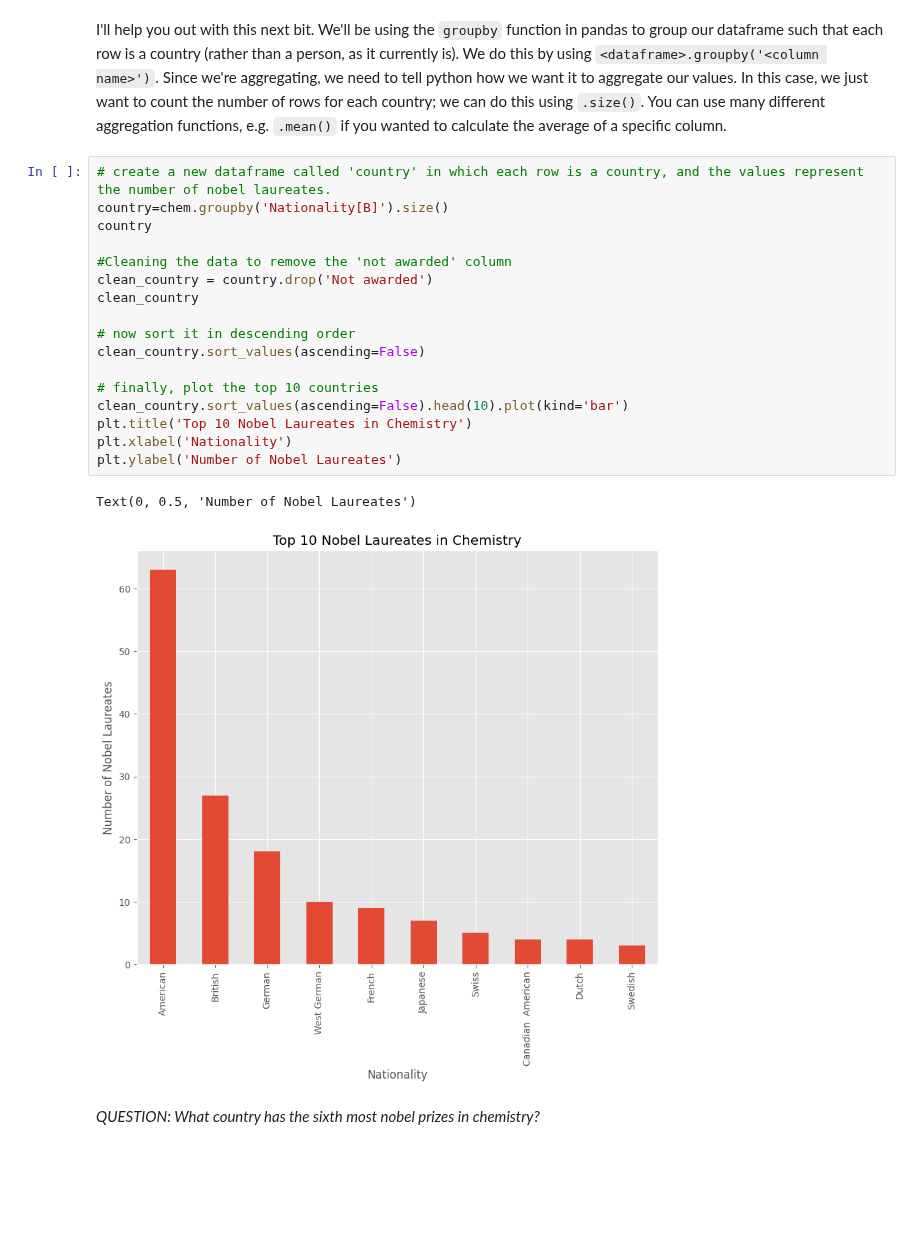
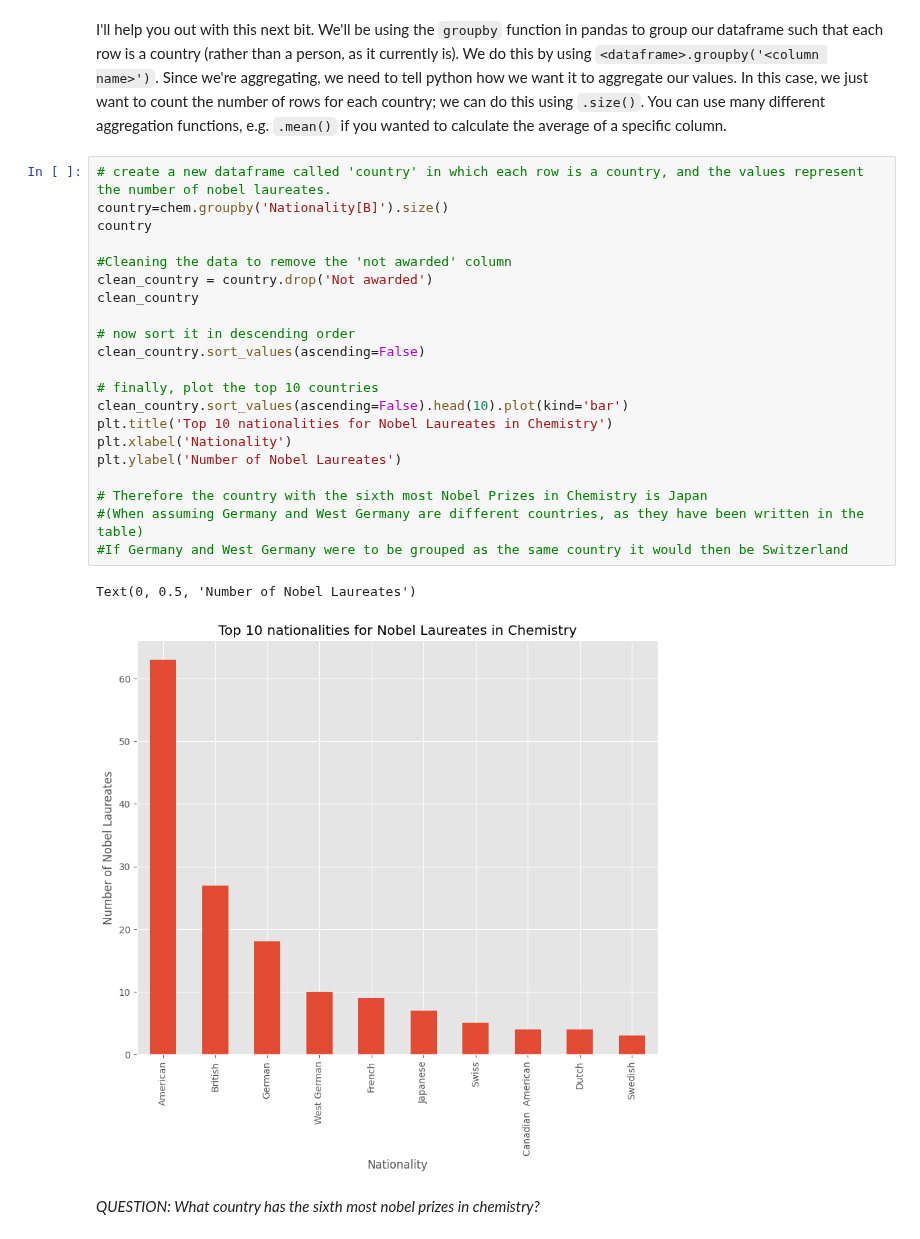
Before and after one commit to clp2454/QM2, a Jupyter notebook: notebooks/W02. Pandas.ipynb, the cells around one changed output. Cells and saved outputs as stored; diff of their text form; blank space fills up the shorter version.

```diff
--- a/notebooks/W02. Pandas.ipynb
+++ b/notebooks/W02. Pandas.ipynb
@@ -475,22 +475,26 @@ I'll help you out with this next bit. We'll be using the `groupby` function in p
 # %%
 # create a new dataframe called 'country' in which each row is a country, and the values represent the number of nobel laureates.
 country=chem.groupby('Nationality[B]').size()
 country
 
 #Cleaning the data to remove the 'not awarded' column
 clean_country = country.drop('Not awarded')
 clean_country
 
 # now sort it in descending order
 clean_country.sort_values(ascending=False)
 
 # finally, plot the top 10 countries
 clean_country.sort_values(ascending=False).head(10).plot(kind='bar')
-plt.title('Top 10 Nobel Laureates in Chemistry')
+plt.title('Top 10 nationalities for Nobel Laureates in Chemistry')
 plt.xlabel('Nationality')
 plt.ylabel('Number of Nobel Laureates')
+
+# Therefore the country with the sixth most Nobel Prizes in Chemistry is Japan
+#(When assuming Germany and West Germany are different countries, as they have been written in the table)
+#If Germany and West Germany were to be grouped as the same country it would then be Switzerland
 # %% [output]
 Text(0, 0.5, 'Number of Nobel Laureates')
-[figure, old version]
+[figure, new version]
 # %% [markdown]
 *QUESTION: What country has the sixth most nobel prizes in chemistry?*
```
